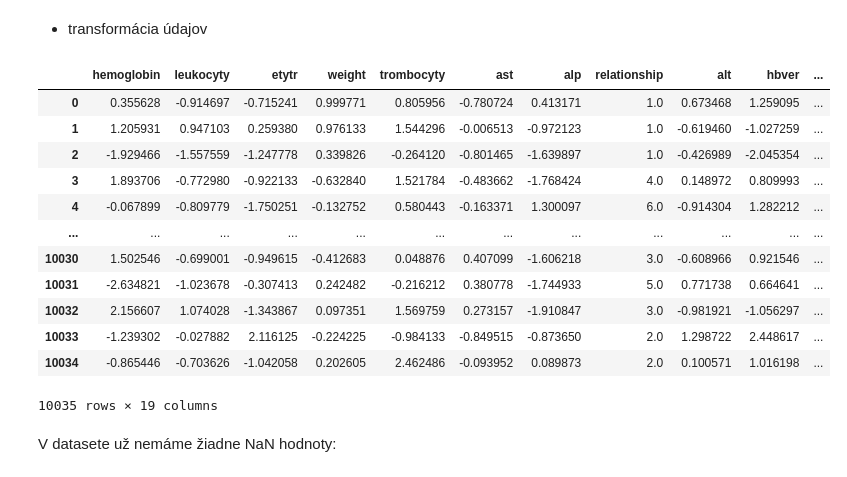
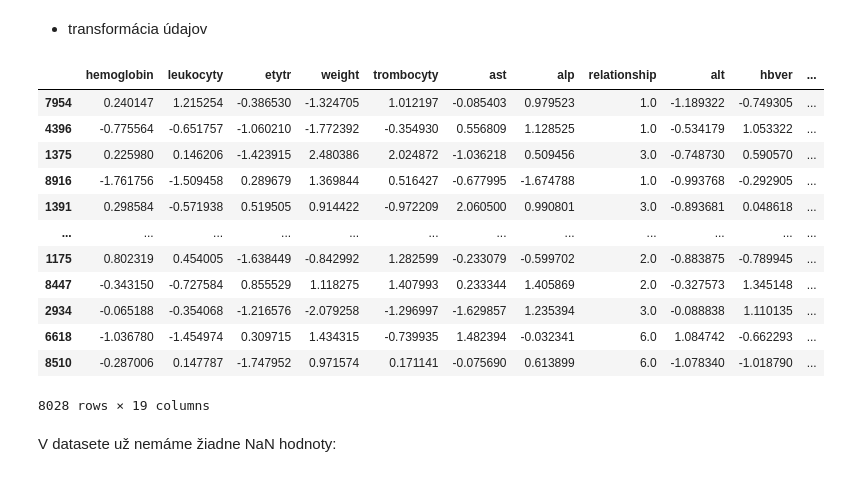
Before and after one commit to Matovic/Chronic-Lymphocytic-Leukemia, a Jupyter notebook: src/2_data_pre-processing/2-DPP.ipynb, the cells around one changed output. Saved outputs shown, nothing was run; the diff lists cells and outputs as text; code cells hidden in the pictures.

```diff
--- a/src/2_data_pre-processing/2-DPP.ipynb
+++ b/src/2_data_pre-processing/2-DPP.ipynb
@@ -1374,5 +1380,5 @@ sns.boxplot(data = train_data)
 # %%
-transform_columns = train_data.columns
+transform_columns = ['hemoglobin','leukocyty', 'etytr', 'weight', 'trombocyty','ast','alp', 'hbver','er-cv','alt', 'hematokrit','age', 'erytrocyty']
 transform_columns = list(transform_columns)
 # %% [markdown]
  - transformácia atribútov trénovacieho datasetu normalizáciou dát s MinMaxScaler v rozsahu od 0 po 1
@@ -1850,7 +1856,7 @@ df_merged2 = pd.DataFrame()
 
 pipeline_obj = Pipeline([
         ('merge', MergeTransformer(df_labor_, df_profiles_, column1 ='ssn', column2 ='name')),
-        ('dropCols', DropColsTransformer(df_merged, 'Unnamed: 0_x', 'name', 'ssn', 'Unnamed: 0_y',
+        ('dropCols', DropColsTransformer(df_merged2, 'Unnamed: 0_x', 'name', 'ssn', 'Unnamed: 0_y',
                                       'current_location', 'residence', 'address')),
         ('numSex', GetNumericalTransformer(df_merged2, 'sex', {"M": 0, "F": 1}, 'float64')),
         ('numBlood', GetNumericalTransformer(df_merged2, 'blood_group', {
@@ -1860,51 +1866,53 @@ pipeline_obj = Pipeline([
         ('numRepairRace', GetNumericalTransformer(df_merged2, 'race', {
             "blsck": "Black", "black": "Black", "white": "White"})
         ),
         ('numRace', GetNumericalTransformer(df_merged2, 'race', {
             "White": 1,"Black": 2, "Asian": 3, "Hawaiian": 4, "Indian": 5}, 'float64')
         ),
         ('numSmoker', GetNumericalTransformer(df_merged2, 'smoker', {
             "no": 0, "N": 0, "yes": 1, "Y": 1}, 'float64')
         ),
-        ('numAge', GetNumericalTransformer(df_merged, 'birthdate', {}, 'datetime64[ns]')),
+        ('numAge', GetNumericalTransformer(df_merged2, 'birthdate', {}, 'datetime64[ns]')),
         ('numRelationship', GetNumericalTransformer(df_merged2, 'relationship', {
             "married": 1, "divoced": 2, "single": 3, "separated": 4, "nop": 5,"widowed": 6}, 'float64')
         ),
         ('Transformer_mean',FillingTransform(df_merged2, "mean", "hemoglobin", "trombocyty")),
         ('Transformer_median',FillingTransform(df_merged2,"median", "er-cv", "hematokrit")),
         ('Transformer_knn',FillingTransform(df_merged2,"knn", "ast", "alp")),
         ('Transformer_regression',FillingTransform(df_merged2,"regression", "etytr", "alt", "leukocyty", "erytrocyty", "hbver")),
         #('Transformer_ratio',RatioFillingTransformer(df_merged2, "leukocyty","etytr")),
         #('Transformer_ratio2',RatioFillingTransformer(df_merged2, "erytrocyty","alt")),
         #('Transformer_ratio3',RatioFillingTransformer(df_merged2, "hbver","erytrocyty")),
         ('OutliersTransformation', DropOutliersTransformer(df_merged2, 'hemoglobin','leukocyty', 'etytr', 'weight', 'trombocyty','ast','alp', 'hbver','er-cv','alt', 'hematokrit','age', 'erytrocyty'))
-        ])
+])
 
 df_merged2 = pipeline_obj.transform(df_merged2)
 
+train_final, test_final = train_test_split(df_merged2, test_size=0.2, random_state=25)
+
 pipeline_obj2 = Pipeline([
-        ('Transformer_scal', ScalingTransform(df_merged2, 'hemoglobin','leukocyty', 'etytr', 'weight', 'trombocyty','ast','alp', 'hbver','er-cv','alt', 'hematokrit','age', 'erytrocyty')),
-        ('Transformer_yeo', PowerTransform(df_merged2, 'yeo-johnson', 'hemoglobin','leukocyty', 'etytr', 'weight', 'trombocyty','ast','alp', 'hbver','er-cv', 'alt','hematokrit','age', 'erytrocyty'))
+        ('Transformer_scal', ScalingTransform(train_final, 'hemoglobin','leukocyty', 'etytr', 'weight', 'trombocyty','ast','alp', 'hbver','er-cv','alt', 'hematokrit','age', 'erytrocyty')),
+        ('Transformer_yeo', PowerTransform(train_final, 'yeo-johnson', 'hemoglobin','leukocyty', 'etytr', 'weight', 'trombocyty','ast','alp', 'hbver','er-cv', 'alt','hematokrit','age', 'erytrocyty'))
 
 
 ])
 
-df_merged2 = pipeline_obj2.transform(df_merged2)
-df_merged2
+train_final = pipeline_obj2.transform(train_final)
+train_final
 # %% [output]
 |  | hemoglobin | leukocyty | etytr | weight | trombocyty | ast | alp | relationship | alt | hbver | ... |
-| 0 | 0.355628 | -0.914697 | -0.715241 | 0.999771 | 0.805956 | -0.780724 | 0.413171 | 1.0 | 0.673468 | 1.259095 | ... |
-| 1 | 1.205931 | 0.947103 | 0.259380 | 0.976133 | 1.544296 | -0.006513 | -0.972123 | 1.0 | -0.619460 | -1.027259 | ... |
-| 2 | -1.929466 | -1.557559 | -1.247778 | 0.339826 | -0.264120 | -0.801465 | -1.639897 | 1.0 | -0.426989 | -2.045354 | ... |
-| 3 | 1.893706 | -0.772980 | -0.922133 | -0.632840 | 1.521784 | -0.483662 | -1.768424 | 4.0 | 0.148972 | 0.809993 | ... |
-| 4 | -0.067899 | -0.809779 | -1.750251 | -0.132752 | 0.580443 | -0.163371 | 1.300097 | 6.0 | -0.914304 | 1.282212 | ... |
+| 7954 | 0.240147 | 1.215254 | -0.386530 | -1.324705 | 1.012197 | -0.085403 | 0.979523 | 1.0 | -1.189322 | -0.749305 | ... |
+| 4396 | -0.775564 | -0.651757 | -1.060210 | -1.772392 | -0.354930 | 0.556809 | 1.128525 | 1.0 | -0.534179 | 1.053322 | ... |
+| 1375 | 0.225980 | 0.146206 | -1.423915 | 2.480386 | 2.024872 | -1.036218 | 0.509456 | 3.0 | -0.748730 | 0.590570 | ... |
+| 8916 | -1.761756 | -1.509458 | 0.289679 | 1.369844 | 0.516427 | -0.677995 | -1.674788 | 1.0 | -0.993768 | -0.292905 | ... |
+| 1391 | 0.298584 | -0.571938 | 0.519505 | 0.914422 | -0.972209 | 2.060500 | 0.990801 | 3.0 | -0.893681 | 0.048618 | ... |
 | ... | ... | ... | ... | ... | ... | ... | ... | ... | ... | ... | ... |
-| 10030 | 1.502546 | -0.699001 | -0.949615 | -0.412683 | 0.048876 | 0.407099 | -1.606218 | 3.0 | -0.608966 | 0.921546 | ... |
-| 10031 | -2.634821 | -1.023678 | -0.307413 | 0.242482 | -0.216212 | 0.380778 | -1.744933 | 5.0 | 0.771738 | 0.664641 | ... |
-| 10032 | 2.156607 | 1.074028 | -1.343867 | 0.097351 | 1.569759 | 0.273157 | -1.910847 | 3.0 | -0.981921 | -1.056297 | ... |
-| 10033 | -1.239302 | -0.027882 | 2.116125 | -0.224225 | -0.984133 | -0.849515 | -0.873650 | 2.0 | 1.298722 | 2.448617 | ... |
-| 10034 | -0.865446 | -0.703626 | -1.042058 | 0.202605 | 2.462486 | -0.093952 | 0.089873 | 2.0 | 0.100571 | 1.016198 | ... |
+| 1175 | 0.802319 | 0.454005 | -1.638449 | -0.842992 | 1.282599 | -0.233079 | -0.599702 | 2.0 | -0.883875 | -0.789945 | ... |
+| 8447 | -0.343150 | -0.727584 | 0.855529 | 1.118275 | 1.407993 | 0.233344 | 1.405869 | 2.0 | -0.327573 | 1.345148 | ... |
+| 2934 | -0.065188 | -0.354068 | -1.216576 | -2.079258 | -1.296997 | -1.629857 | 1.235394 | 3.0 | -0.088838 | 1.110135 | ... |
+| 6618 | -1.036780 | -1.454974 | 0.309715 | 1.434315 | -0.739935 | 1.482394 | -0.032341 | 6.0 | 1.084742 | -0.662293 | ... |
+| 8510 | -0.287006 | 0.147787 | -1.747952 | 0.971574 | 0.171141 | -0.075690 | 0.613899 | 6.0 | -1.078340 | -1.018790 | ... |
-10035 rows × 19 columns
+8028 rows × 19 columns
 # %% [markdown]
 V datasete už nemáme žiadne NaN hodnoty:
 # %%
```
Also changed, not shown: parts of 20 cells of this notebook, 2 other files.
